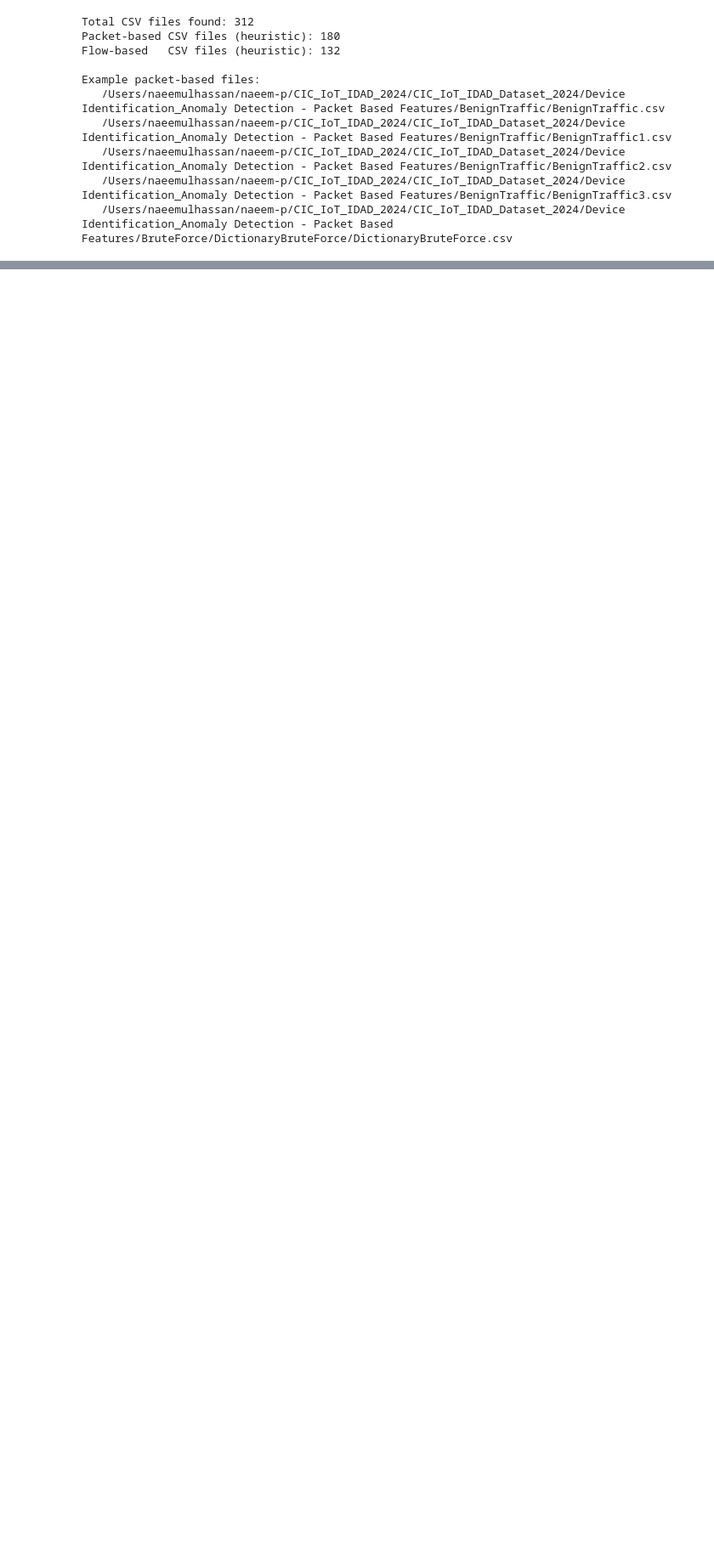
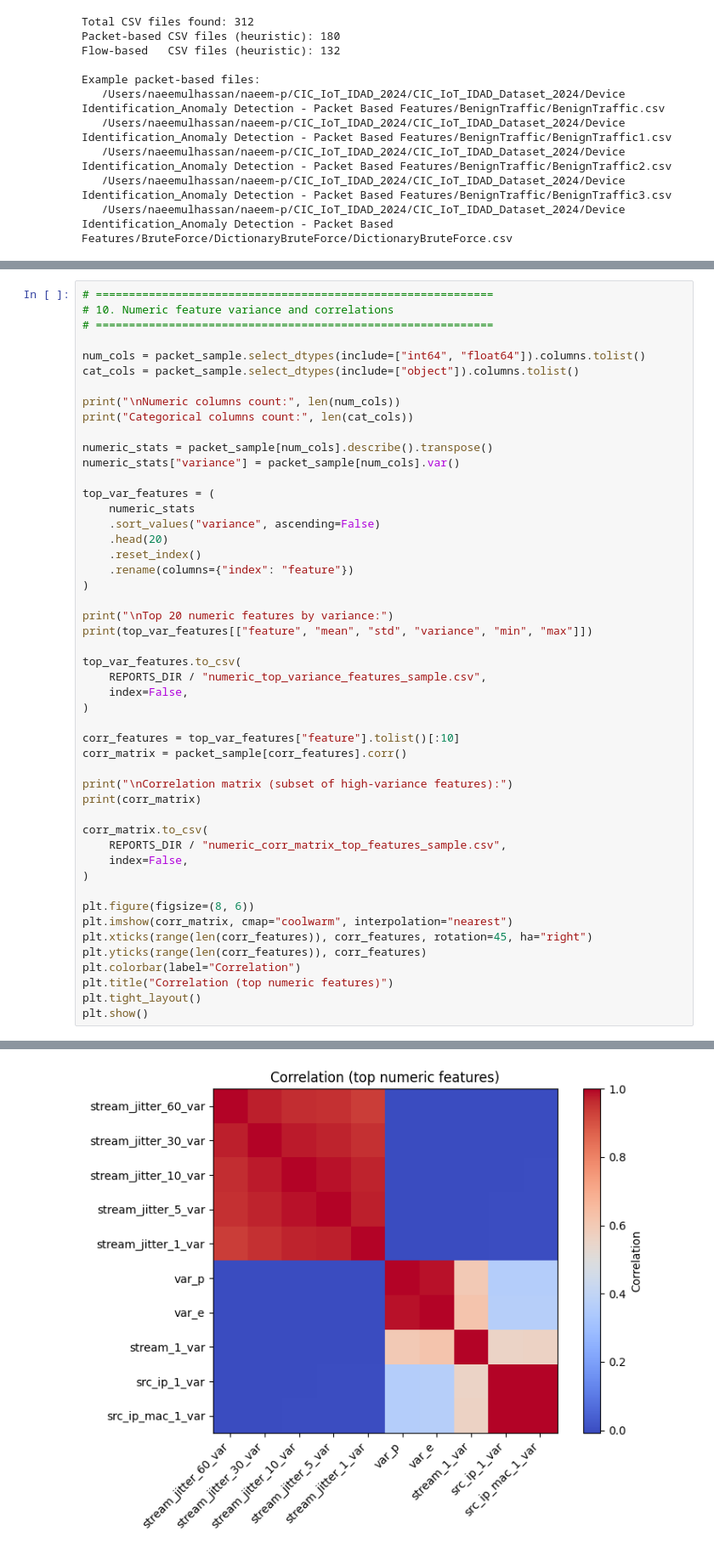
Before and after one commit to naeemhassan09/Cloud-Deployed-Multitask-IoT-IDS, a Jupyter notebook: notebooks/02_label_and_feature_analysis.ipynb, the cells around one changed output, grey strips where cells are left out. Shown: that part at 85% size. Cells and saved outputs as stored; diff of their text form; blank space fills up the shorter version.

```diff
--- a/notebooks/02_label_and_feature_analysis.ipynb
+++ b/notebooks/02_label_and_feature_analysis.ipynb
@@ -190,0 +428,50 @@ memory usage: 334.5+ MB
+# %%
+# ============================================================
+# 10. Numeric feature variance and correlations
+# ============================================================
+
+num_cols = packet_sample.select_dtypes(include=["int64", "float64"]).columns.tolist()
+cat_cols = packet_sample.select_dtypes(include=["object"]).columns.tolist()
+
+print("\nNumeric columns count:", len(num_cols))
+print("Categorical columns count:", len(cat_cols))
+
+numeric_stats = packet_sample[num_cols].describe().transpose()
+numeric_stats["variance"] = packet_sample[num_cols].var()
+
+top_var_features = (
+    numeric_stats
+    .sort_values("variance", ascending=False)
+    .head(20)
+    .reset_index()
+    .rename(columns={"index": "feature"})
+)
+
+print("\nTop 20 numeric features by variance:")
+print(top_var_features[["feature", "mean", "std", "variance", "min", "max"]])
+
+top_var_features.to_csv(
+    REPORTS_DIR / "numeric_top_variance_features_sample.csv",
+    index=False,
+)
+
+corr_features = top_var_features["feature"].tolist()[:10]
+corr_matrix = packet_sample[corr_features].corr()
+
+print("\nCorrelation matrix (subset of high-variance features):")
+print(corr_matrix)
+
+corr_matrix.to_csv(
+    REPORTS_DIR / "numeric_corr_matrix_top_features_sample.csv",
+    index=False,
+)
+
+plt.figure(figsize=(8, 6))
+plt.imshow(corr_matrix, cmap="coolwarm", interpolation="nearest")
+plt.xticks(range(len(corr_features)), corr_features, rotation=45, ha="right")
+plt.yticks(range(len(corr_features)), corr_features)
+plt.colorbar(label="Correlation")
+plt.title("Correlation (top numeric features)")
+plt.tight_layout()
+plt.show()
+# %% [output]
@@ -190,0 +495 @@ memory usage: 334.5+ MB
+[figure, added]
```
Also changed, not shown: parts of 10 cells of this notebook, 2 other files.
